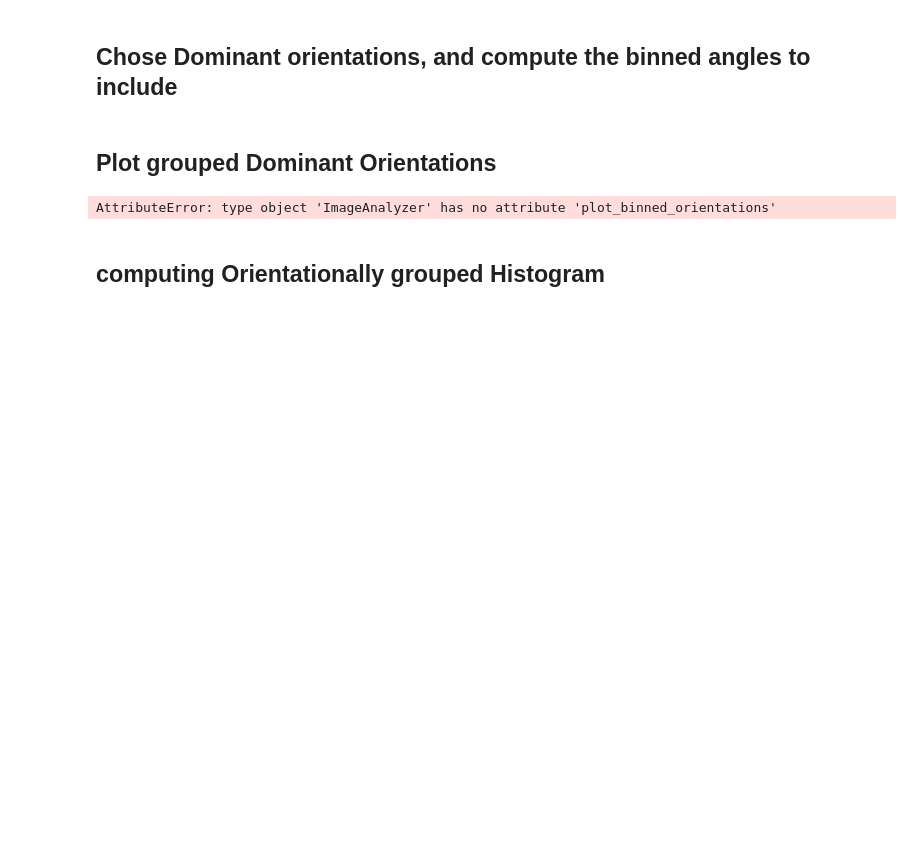
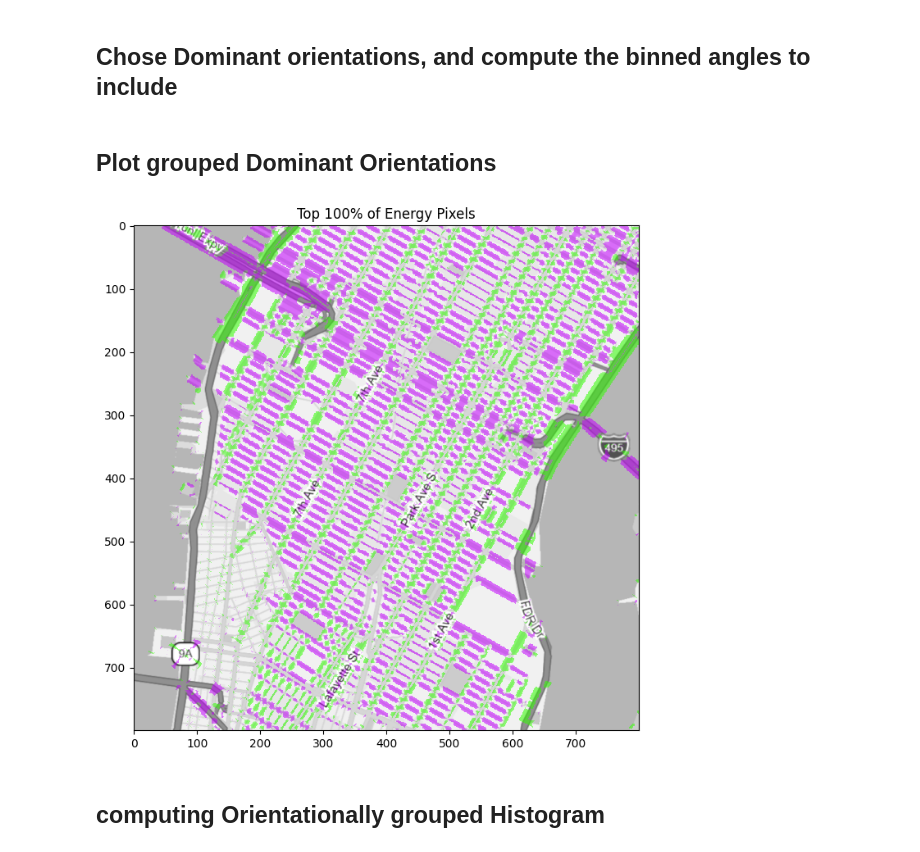
Before and after one commit to danieldidriksen/Bachelor_Project, a Jupyter notebook: NYC_Orientation_Analysis.ipynb, the cells around one changed output. Drawn from its saved outputs; the diff is of its cells as text; code cells hidden in the pictures; blank space fills up the shorter version.

```diff
--- a/NYC_Orientation_Analysis.ipynb
+++ b/NYC_Orientation_Analysis.ipynb
@@ -100,24 +87,15 @@ ImageAnalyzer.plot_polar_histogram(
 # %%
 # Define dominant orientations and tolerance
 centers = [55, 145]
-tolerance_deg=10
+tolerance_deg= 10
 
-chosen_theta = ImageAnalyzer.bin_orientations(theta, centers, tolerance_deg)
+chosen_theta = IA.bin_orientations(theta, centers, tolerance_deg)
 # %% [markdown]
 ## Plot grouped Dominant Orientations
 # %%
-
-ImageAnalyzer.plot_binned_orientations(
-    img,
-    chosen_theta,
-    aniso_masked,
-    centers,
-    tolerance_deg
-)
-
-ImageAnalyzer.plot_orientation_overlay(img, chosen_theta, aniso_masked, )
+IA.plot_orientation_overlay(img, chosen_theta, aniso_masked)
 # %% [output]
-AttributeError: type object 'ImageAnalyzer' has no attribute 'plot_binned_orientations'
+[figure, added]
 # %% [markdown]
 ## computing Orientationally grouped Histogram
 # %%
```
Also changed, not shown: parts of 16 cells of this notebook, 1 other file.
